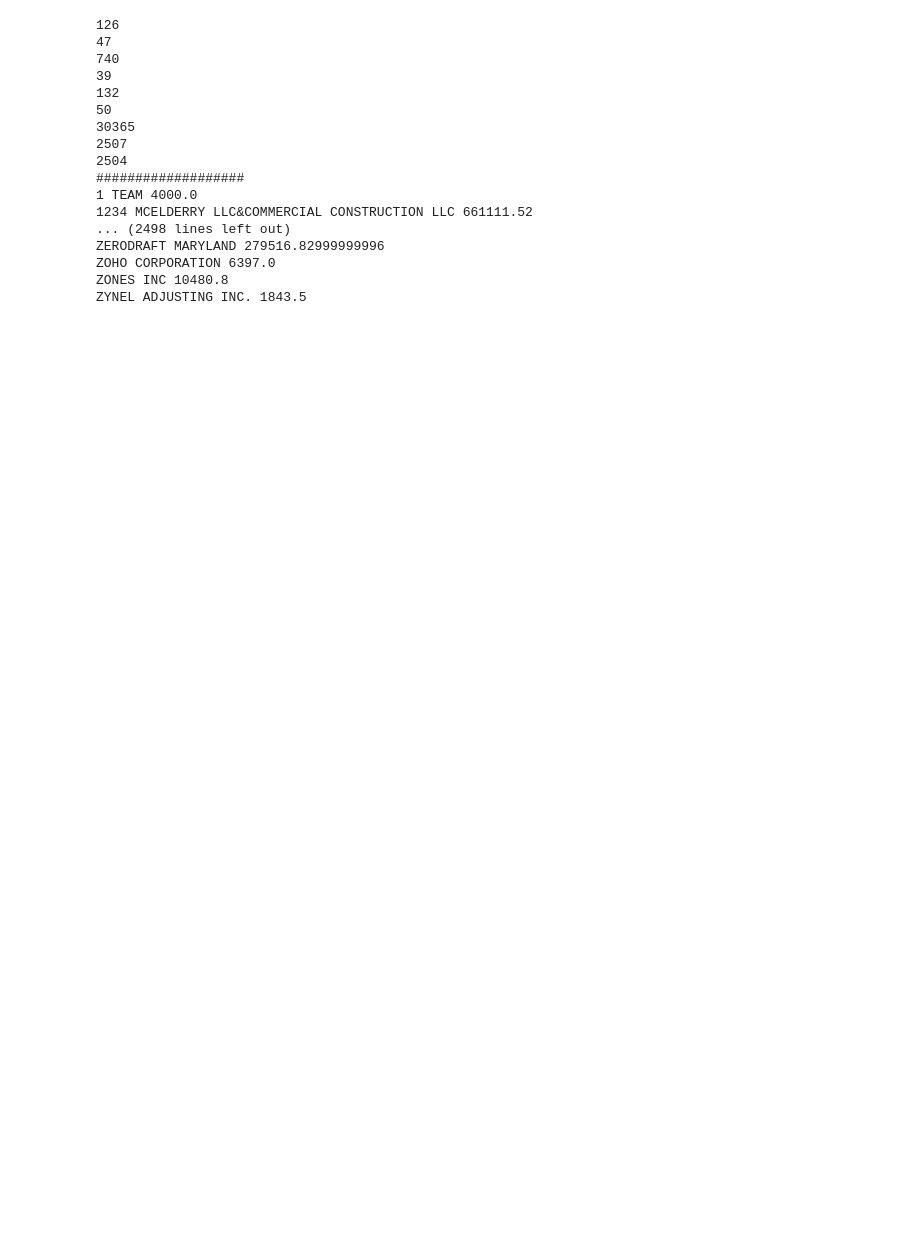
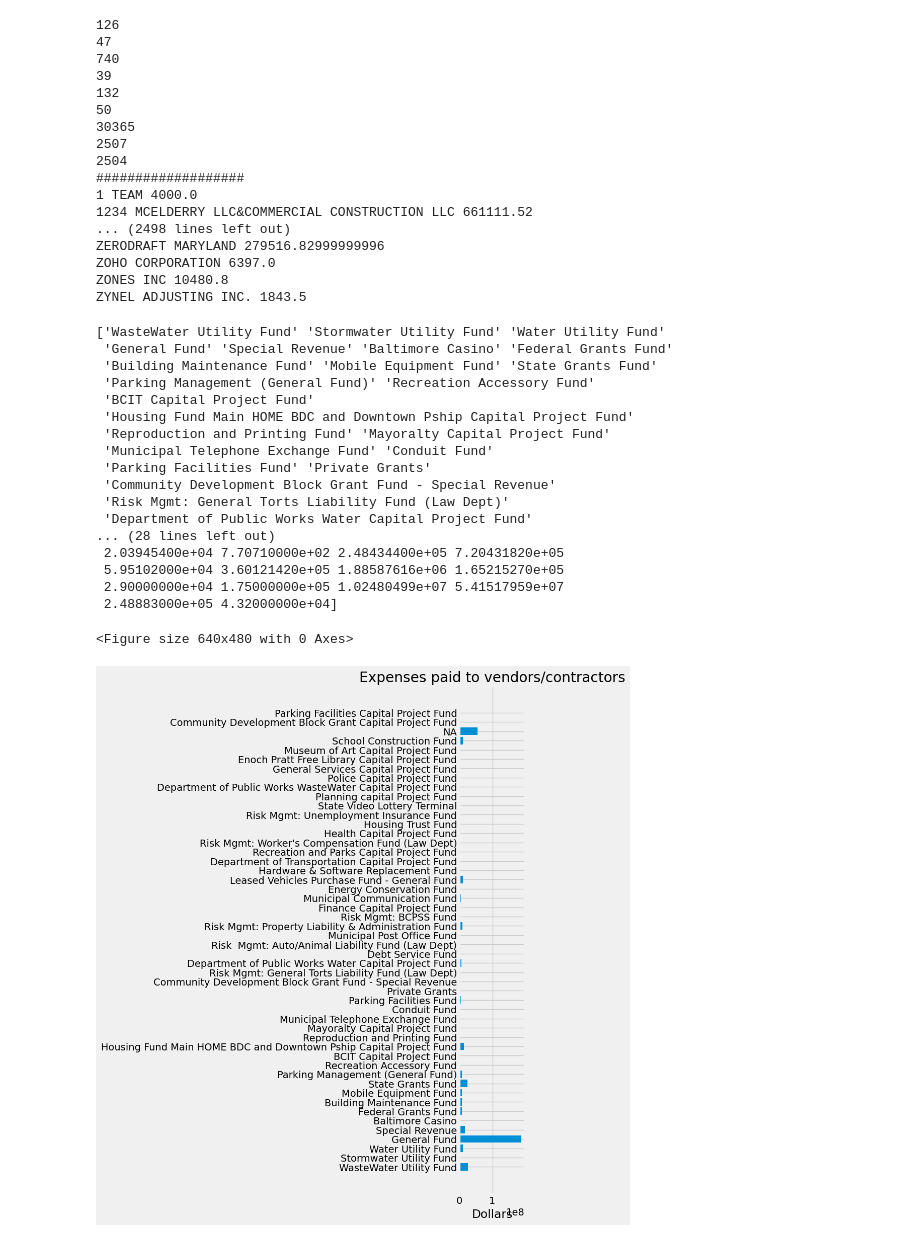
Before and after one commit to patrickswickard/data_visualization_examples, a Jupyter notebook: fy2021.ipynb, the cells around one changed output. Drawn from its saved outputs; the diff is of its cells as text; code cells hidden in the pictures; blank space fills up the shorter version.

```diff
--- a/fy2021.ipynb
+++ b/fy2021.ipynb
@@ -94,3 +141,41 @@ ZERODRAFT MARYLAND 279516.82999999996
 ZOHO CORPORATION 6397.0
 ZONES INC 10480.8
 ZYNEL ADJUSTING INC. 1843.5
+# %%
+myhash = fund_amt
+length = 50
+arr_1 = np.array(list(myhash.keys()))[0:length]
+arr_2 = np.array(list(myhash.values()))[0:length]
+
+print(arr_1)
+print(arr_2)
+
+plt.style.use('fivethirtyeight')
+plt.tight_layout()
+#fig, ax = plt.subplots()
+fig, ax = plt.subplots(figsize=(8.5, 11), layout='constrained')
+ax.set_title('Expenses paid to vendors/contractors')
+ax.set_xlabel('Dollars')
+ax.set_ylabel('')
+ax.barh(arr_1,arr_2)
+plt.show()
+# %% [output]
+['WasteWater Utility Fund' 'Stormwater Utility Fund' 'Water Utility Fund'
+ 'General Fund' 'Special Revenue' 'Baltimore Casino' 'Federal Grants Fund'
+ 'Building Maintenance Fund' 'Mobile Equipment Fund' 'State Grants Fund'
+ 'Parking Management (General Fund)' 'Recreation Accessory Fund'
+ 'BCIT Capital Project Fund'
+ 'Housing Fund Main HOME BDC and Downtown Pship Capital Project Fund'
+ 'Reproduction and Printing Fund' 'Mayoralty Capital Project Fund'
+ 'Municipal Telephone Exchange Fund' 'Conduit Fund'
+ 'Parking Facilities Fund' 'Private Grants'
+ 'Community Development Block Grant Fund - Special Revenue'
+ 'Risk Mgmt: General Torts Liability Fund (Law Dept)'
+ 'Department of Public Works Water Capital Project Fund'
+... (28 lines left out)
+ 2.03945400e+04 7.70710000e+02 2.48434400e+05 7.20431820e+05
+ 5.95102000e+04 3.60121420e+05 1.88587616e+06 1.65215270e+05
+ 2.90000000e+04 1.75000000e+05 1.02480499e+07 5.41517959e+07
+ 2.48883000e+05 4.32000000e+04]
+<Figure size 640x480 with 0 Axes>
+[figure, added]
```
Also changed, not shown: parts of 2 cells of this notebook.
